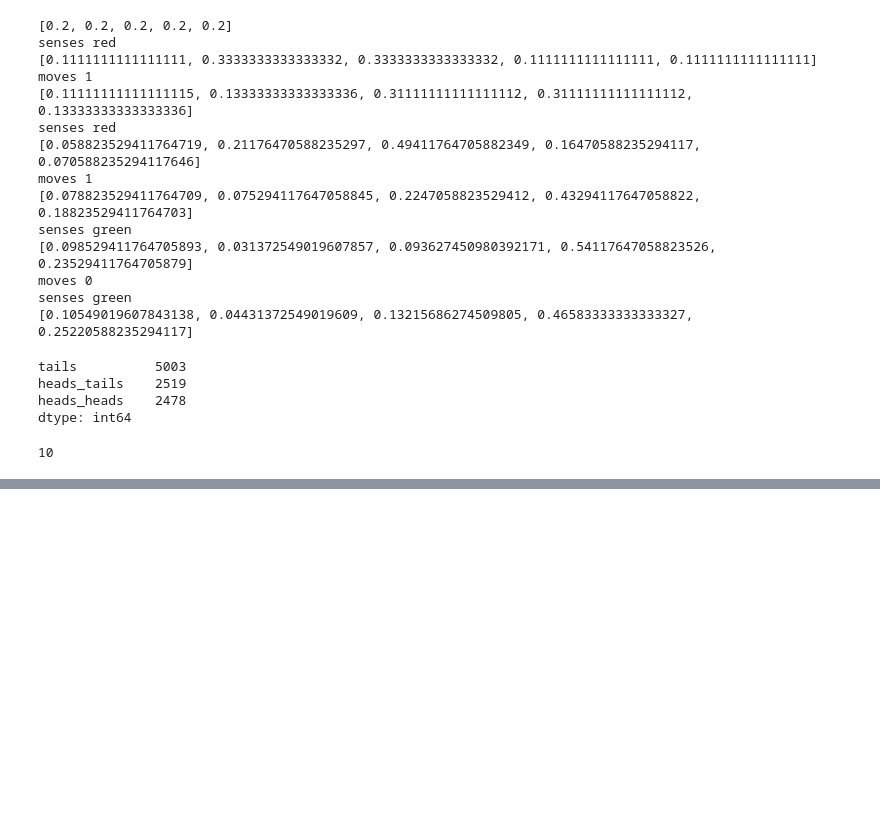
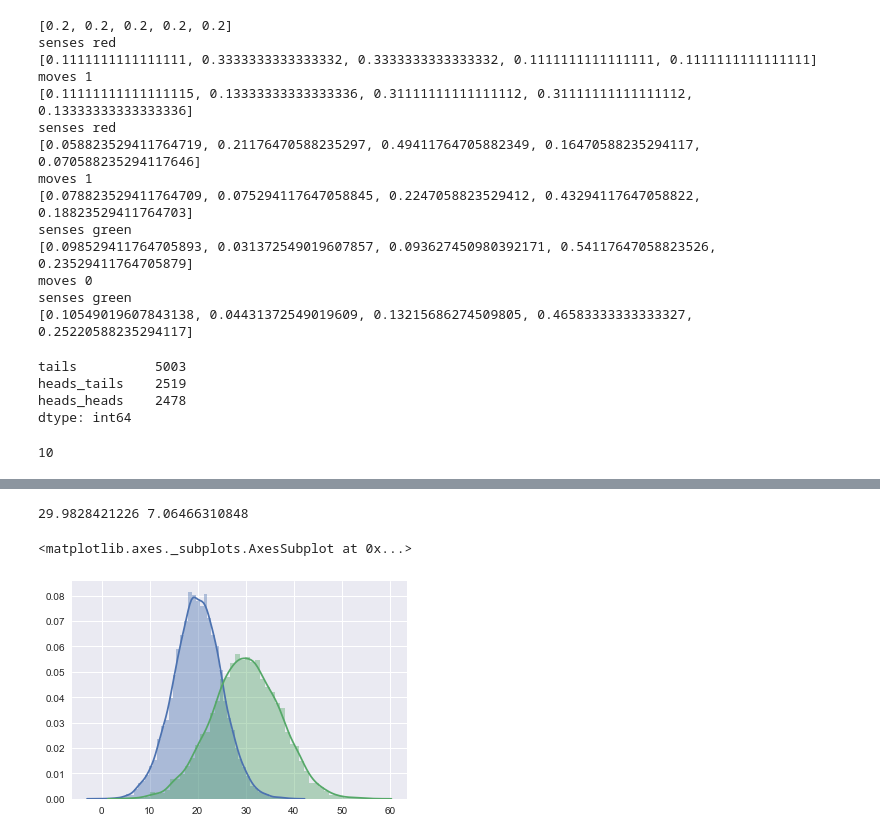
Before and after one commit to vincefav/bayes, a Jupyter notebook: Probability.ipynb, the cells around one changed output, grey strips where cells are left out. Cells and saved outputs as stored; diff of their text form; code cells hidden in the pictures; blank space fills up the shorter version.

```diff
--- a/Probability.ipynb
+++ b/Probability.ipynb
@@ -889,0 +980,16 @@ np.sum(np.array([[1,2],[3,4]]))
+# %%
+prior = np.random.normal(loc=20, scale=5, size=10000)
+movement = np.random.normal(loc=10, scale=2, size=10000)
+
+new_position = prior.mean() + movement.mean()
+new_variance = prior.std() + movement.std()
+
+print(new_position, new_variance)
+
+sns.distplot(prior)
+
+sns.distplot(np.random.normal(new_position, new_variance, size=10000))
+# %% [output]
+29.9828421226 7.06466310848
+<matplotlib.axes._subplots.AxesSubplot at 0x...>
+[figure, added]
```
Also changed, not shown: parts of 14 cells of this notebook.
